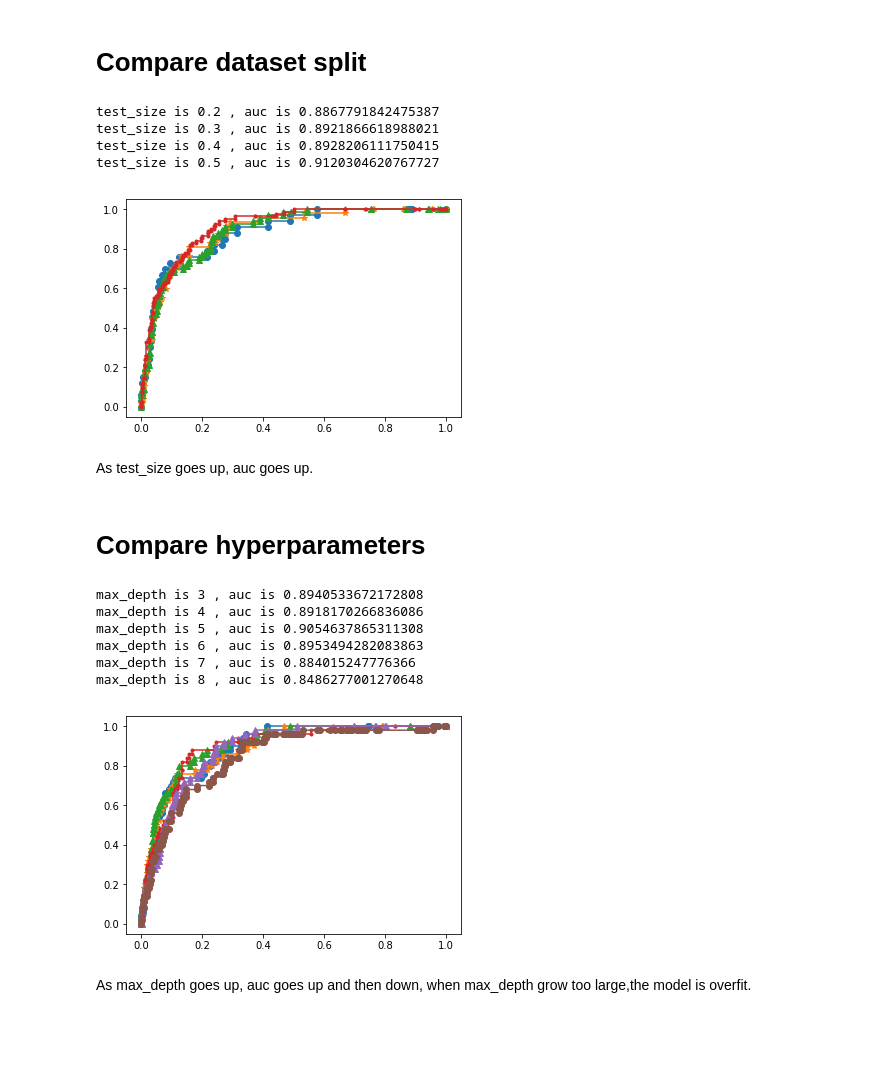
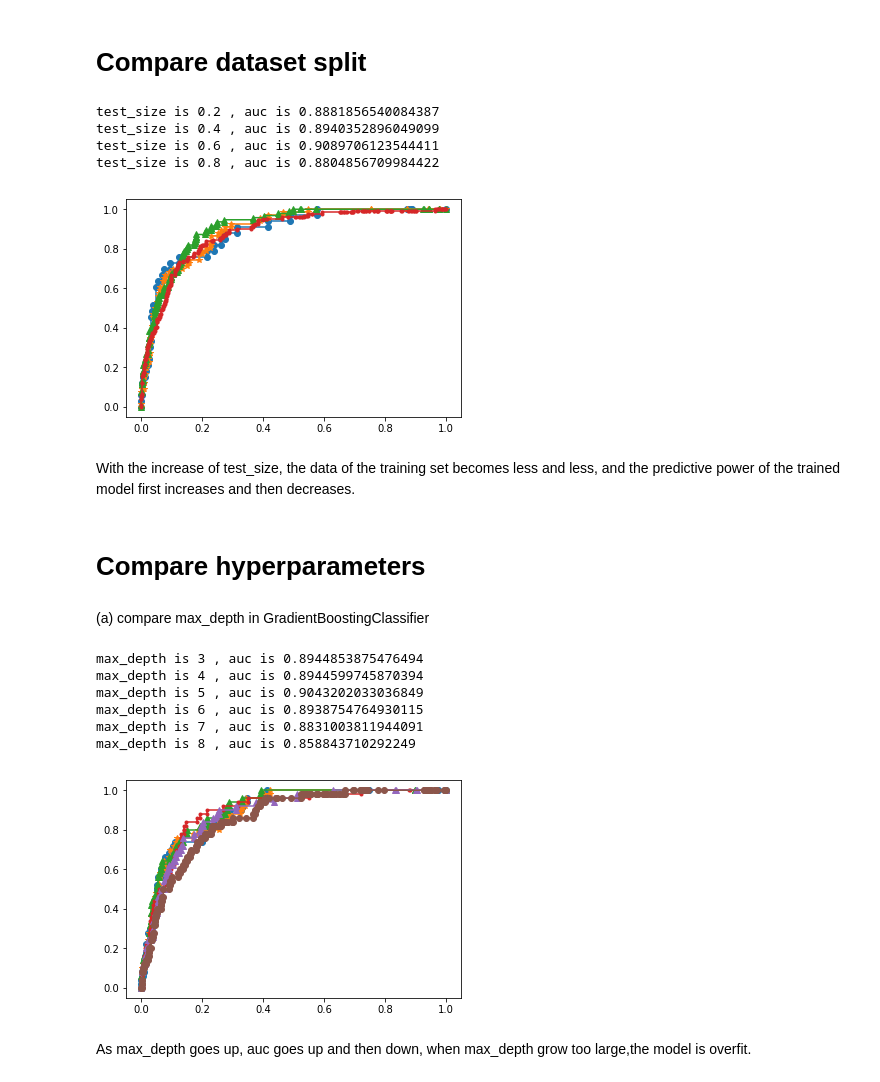
Before and after one commit to Ming-H/ozone, a Jupyter notebook: GBDT_RF.ipynb, the cells around one changed output. Drawn from its saved outputs; the diff is of its cells as text; code cells hidden in the pictures; blank space fills up the shorter version.

```diff
--- a/GBDT_RF.ipynb
+++ b/GBDT_RF.ipynb
@@ -52,35 +52,35 @@ Name: Orzone, dtype: int64
 # %%
 fpr = []
 tpr = []
-for size in [0.2, 0.3, 0.4, 0.5]:
+for size in [0.2, 0.4, 0.6, 0.8]:
     X_train, X_test, y_train, y_test = train_test_split(
                                 df_data1.iloc[:, 1:-1].values,
                                 df_data1.iloc[:, -1].values,
                                 test_size=size,
                                 random_state=42)
     model = GradientBoostingClassifier()
     model.fit(X_train, y_train)
     y_new = model.predict_proba(X_test)[:, 1]
 
     auc = metrics.roc_auc_score(y_test,y_new)
     print('test_size is %s' % size, ', auc is %s' % auc)
 
     fpr.append(metrics.roc_curve(y_test, y_new)[0])
     tpr.append(metrics.roc_curve(y_test, y_new)[1])
 
 plt.plot(fpr[0], tpr[0], marker = 'o')
 plt.plot(fpr[1], tpr[1], marker = '*')
 plt.plot(fpr[2], tpr[2], marker = '^')
 plt.plot(fpr[3], tpr[3], marker = '.')
 plt.show()
 # %% [output]
-test_size is 0.2 , auc is 0.8867791842475387
-test_size is 0.3 , auc is 0.8921866618988021
-test_size is 0.4 , auc is 0.8928206111750415
-test_size is 0.5 , auc is 0.9120304620767727
+test_size is 0.2 , auc is 0.8881856540084387
+test_size is 0.4 , auc is 0.8940352896049099
+test_size is 0.6 , auc is 0.9089706123544411
+test_size is 0.8 , auc is 0.8804856709984422
-[figure, old version]
+[figure, new version]
-# %% [markdown]
-As test_size goes up, auc goes up.
+# %% [markdown]
+With the increase of test_size, the data of the training set becomes less and less, and the predictive power of the trained model first increases and then decreases.
 # %% [markdown]
 # Compare hyperparameters
 # %%
@@ -89,6 +89,8 @@ X_train, X_test, y_train, y_test = train_test_split(
                                 df_data1.iloc[:, -1].values,
                                 test_size=0.33,
                                 random_state=42)
+# %% [markdown]
+(a) compare max_depth in GradientBoostingClassifier
 # %%
 fpr = []
 tpr = []
@@ -112,12 +114,12 @@ plt.plot(fpr[4], tpr[4], marker = '^')
 plt.plot(fpr[5], tpr[5], marker = 'o')
 plt.show()
 # %% [output]
-max_depth is 3 , auc is 0.8940533672172808
-max_depth is 4 , auc is 0.8918170266836086
-max_depth is 5 , auc is 0.9054637865311308
-max_depth is 6 , auc is 0.8953494282083863
-max_depth is 7 , auc is 0.884015247776366
-max_depth is 8 , auc is 0.8486277001270648
+max_depth is 3 , auc is 0.8944853875476494
+max_depth is 4 , auc is 0.8944599745870394
+max_depth is 5 , auc is 0.9043202033036849
+max_depth is 6 , auc is 0.8938754764930115
+max_depth is 7 , auc is 0.8831003811944091
+max_depth is 8 , auc is 0.858843710292249
-[figure, old version]
+[figure, new version]
 # %% [markdown]
 As max_depth goes up, auc goes up and then down, when max_depth grow too large,the model is overfit.
```
Also changed, not shown: parts of 13 cells of this notebook, 3 other files.
